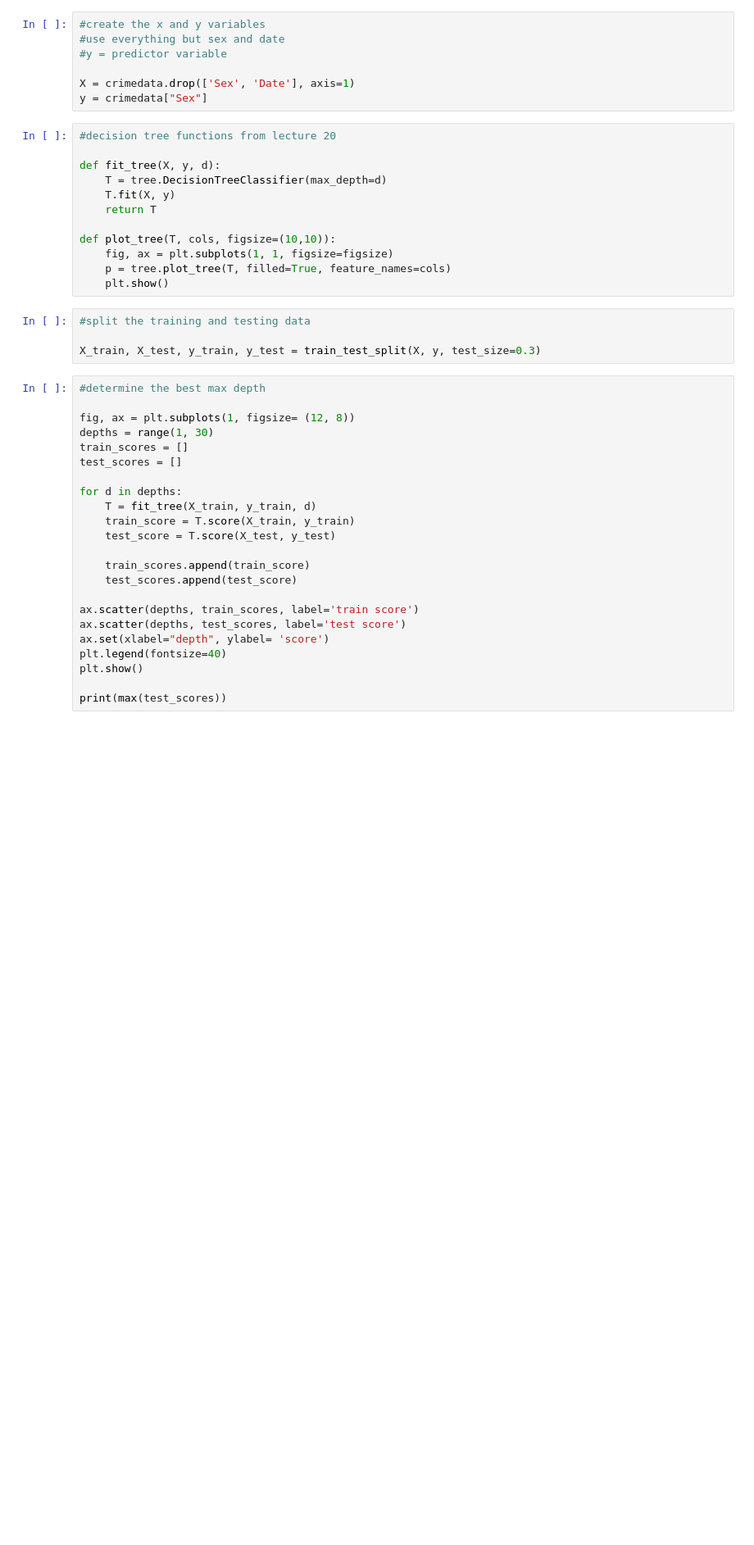
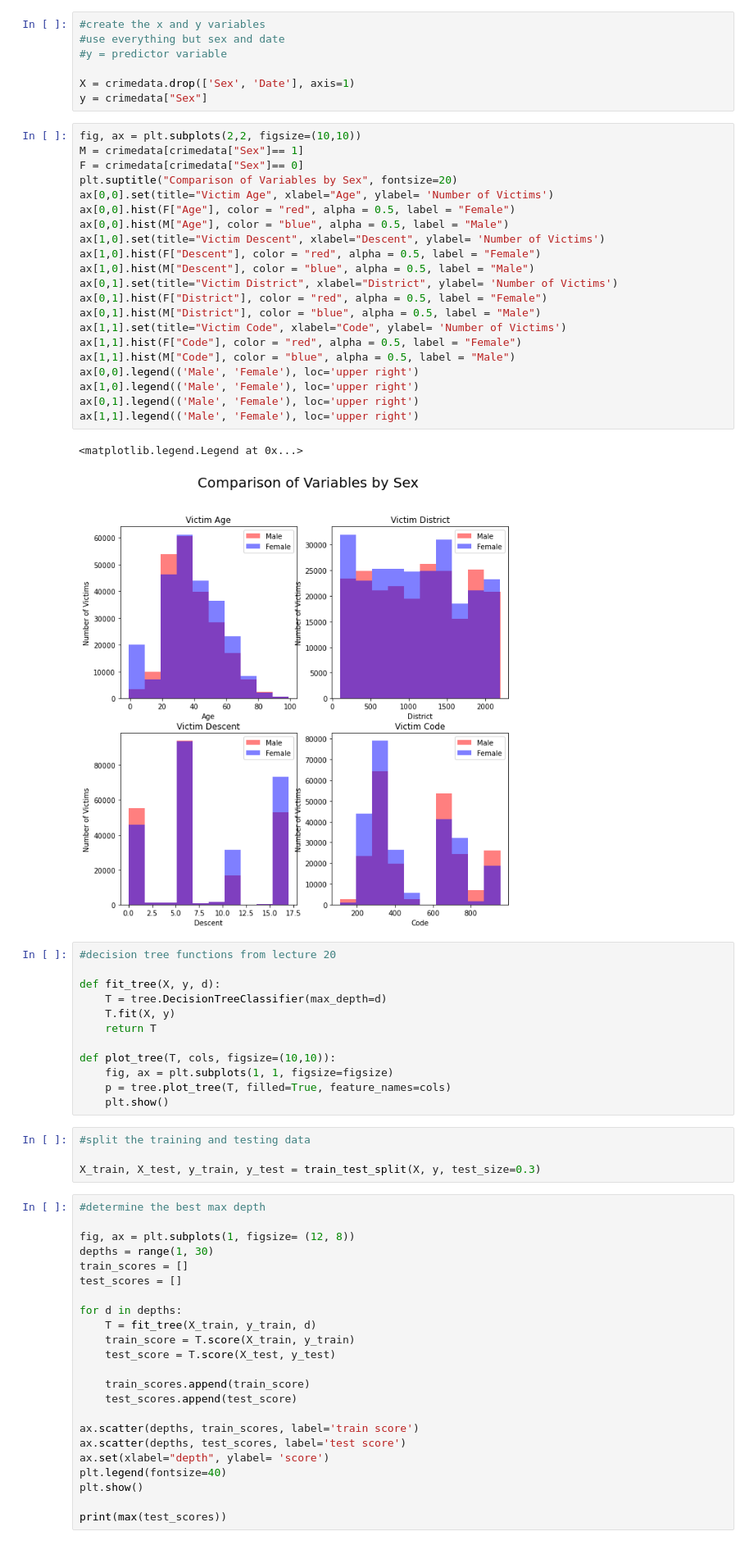
Before and after one commit to cadenthun/crime-analysis, a Jupyter notebook: CrimeDataRunFIle.ipynb, the cells around one changed output. Shown: that part at 82% size. Cells and saved outputs as stored; diff of their text form; blank space fills up the shorter version.

```diff
--- a/CrimeDataRunFIle.ipynb
+++ b/CrimeDataRunFIle.ipynb
@@ -70,6 +70,30 @@ crimedata
 
 X = crimedata.drop(['Sex', 'Date'], axis=1)
 y = crimedata["Sex"]
+# %%
+fig, ax = plt.subplots(2,2, figsize=(10,10))
+M = crimedata[crimedata["Sex"]== 1]
+F = crimedata[crimedata["Sex"]== 0]
+plt.suptitle("Comparison of Variables by Sex", fontsize=20)
+ax[0,0].set(title="Victim Age", xlabel="Age", ylabel= 'Number of Victims')
+ax[0,0].hist(F["Age"], color = "red", alpha = 0.5, label = "Female")
+ax[0,0].hist(M["Age"], color = "blue", alpha = 0.5, label = "Male")
+ax[1,0].set(title="Victim Descent", xlabel="Descent", ylabel= 'Number of Victims')
+ax[1,0].hist(F["Descent"], color = "red", alpha = 0.5, label = "Female")
+ax[1,0].hist(M["Descent"], color = "blue", alpha = 0.5, label = "Male")
+ax[0,1].set(title="Victim District", xlabel="District", ylabel= 'Number of Victims')
+ax[0,1].hist(F["District"], color = "red", alpha = 0.5, label = "Female")
+ax[0,1].hist(M["District"], color = "blue", alpha = 0.5, label = "Male")
+ax[1,1].set(title="Victim Code", xlabel="Code", ylabel= 'Number of Victims')
+ax[1,1].hist(F["Code"], color = "red", alpha = 0.5, label = "Female")
+ax[1,1].hist(M["Code"], color = "blue", alpha = 0.5, label = "Male")
+ax[0,0].legend(('Male', 'Female'), loc='upper right')
+ax[1,0].legend(('Male', 'Female'), loc='upper right')
+ax[0,1].legend(('Male', 'Female'), loc='upper right')
+ax[1,1].legend(('Male', 'Female'), loc='upper right')
+# %% [output]
+<matplotlib.legend.Legend at 0x...>
+[figure, added]
 # %%
 #decision tree functions from lecture 20
 
```
Also changed, not shown: parts of 4 cells of this notebook.
